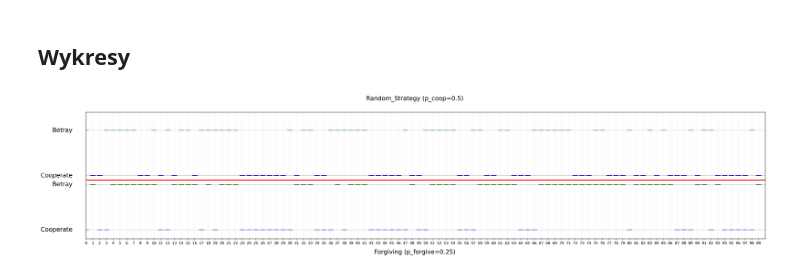
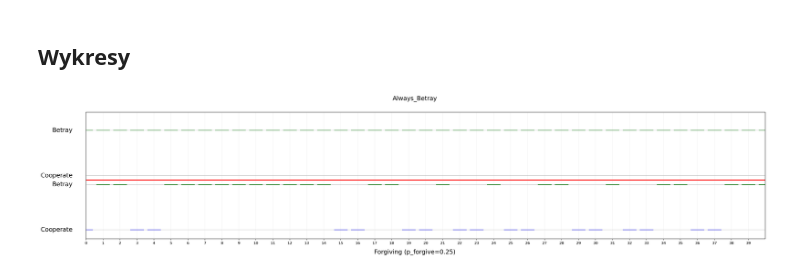
Before and after one commit to A-Rozmarynowicz/Prisoners_Dilemma_Simulator, a Jupyter notebook: source/main.ipynb, the cells around one changed output. Drawn from its saved outputs; the diff is of its cells as text; code cells hidden in the pictures.

```diff
--- a/source/main.ipynb
+++ b/source/main.ipynb
@@ -26,7 +37,7 @@ q_learning.Eval()
 # %%
 strategies_list = [
     q_learning,
-    # Random_Strategy(actions=actions, p_coop=0.1),
+    Random_Strategy(actions=actions, p_coop=0.1),
     Random_Strategy(actions=actions),
     Always_Betray(actions=actions),
     Always_Cooperate(actions=actions),
@@ -268,9 +278,9 @@ import matplotlib.pyplot as plt
 %matplotlib inline
 
 x_min = 0
-x_max = 100
+x_max = 40
 strategy1_name = "Fo"
-strategy2_name = "Ran"
+strategy2_name = "Al"
 
 strategy1_ID = Get_Index_By_Name(strategies=strategies, name=strategy1_name)
 strategy2_ID = Get_Index_By_Name(strategies=strategies, name=strategy2_name)
@@ -306,31 +316,31 @@ plt.hlines(y = y_scale, xmin=x_min, xmax=x_max, colors="gray", linestyles="-", a
 plt.hlines(y = y_scale-y_offset, xmin=x_min, xmax=x_max, colors="gray", linestyles="-", alpha=0.3)
 plt.hlines(y = -y_offset, xmin=x_min, xmax=x_max, colors="gray", linestyles="-", alpha=0.3)
 
 plt.xlim([x_min, x_max])
 plt.ylim([-y_offset-0.1, y_offset+0.1])
 plt.yticks([])
 plt.ylabel("")
 plt.suptitle(f"{get_name(strategy1_ID)}", fontsize=fontsize, ha="center")
 
 
 ax = plt.gca()
 
 ax.text(-0.02, 0, 'Cooperate', transform=ax.get_yaxis_transform(),
         va='center', ha='right', fontsize=fontsize)
 ax.text(-0.02, y_scale, 'Betray', transform=ax.get_yaxis_transform(),
         va='center', ha='right', fontsize=fontsize)
 
 ax.text(-0.02, y_scale-y_offset, 'Betray', transform=ax.get_yaxis_transform(),
         va='center', ha='right', fontsize=fontsize)
 ax.text(-0.02, -y_offset, 'Cooperate', transform=ax.get_yaxis_transform(),
         va='center', ha='right', fontsize=fontsize)
 
 
 fig.text(0.5, 0.01, f"{get_name(strategy2_ID)}", ha='center', va='bottom', fontsize=fontsize)
 
 ax.set_xticks(np.arange(x_min, x_max, 1))
 ax.grid(True, alpha=0.2)
 
 plt.show()
 # %% [output]
-[figure, old version]
+[figure, new version]
```
Also changed, not shown: parts of 5 cells of this notebook, 1 other file.
